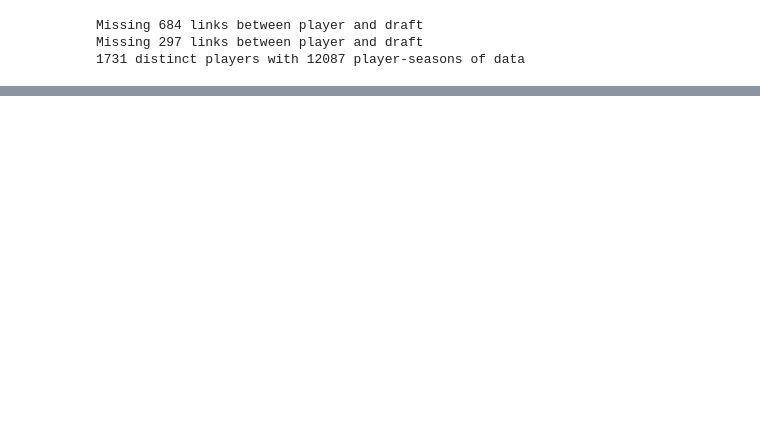
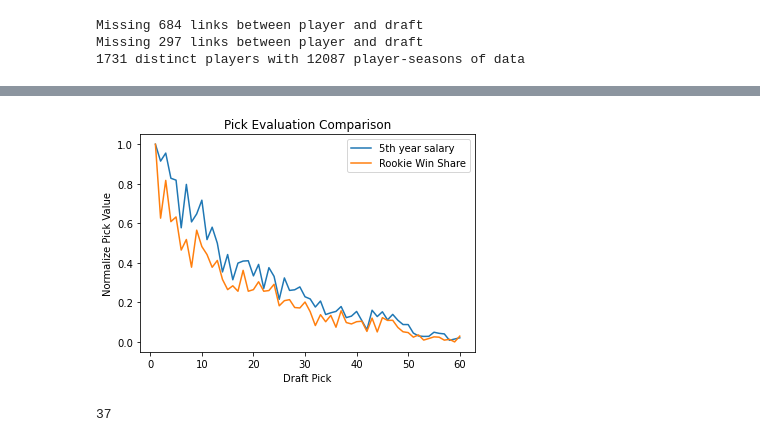
Before and after one commit to kheuton/draft_lab, a Jupyter notebook: Draft Lab.ipynb, the cells around one changed output, grey strips where cells are left out. Saved outputs shown, nothing was run; the diff lists cells and outputs as text; code cells hidden in the pictures; blank space fills up the shorter version.

```diff
--- a/Draft Lab.ipynb
+++ b/Draft Lab.ipynb
@@ -171,0 +105,19 @@ link_df
+# %%
+salary_df = pd.read_csv('salaries_1985to2018.csv')
+# %%
+after_1985 = combined_df[combined_df['year']>=1985]
+merged_salary_df = salary_df.merge(after_1985, how='right', left_on=['player_id', 'season'], right_on=['urlID', 'Season'])
+missing_rows =merged_salary_df[merged_salary_df.salary.isna()]
+print(f'Only missing {len(missing_rows)} rows of salary data from {len(missing_rows.Player.unique())} players')
+merged_salary_df =merged_salary_df[~merged_salary_df.salary.isna()]
+just_fifth_season  = merged_salary_df[(merged_salary_df['year']-merged_salary_df['yearDraft'])==4]
+just_fifth_season.loc[:,'salary_rank'] = just_fifth_season.groupby('year').rank(ascending=True)['salary']
+yearly_max_ranks  = just_fifth_season.groupby('year').max()['salary_rank'].rename('yearly_max_rank')
+just_fifth_season = just_fifth_season.merge(yearly_max_ranks, right_index=True, left_on=['year'])
+
+just_fifth_season.loc[:,'salary_rank_normalized'] = just_fifth_season['salary_rank']/just_fifth_season['yearly_max_rank']
+
+avg_5th_year_salary = just_fifth_season.groupby('numberPickOverall')['salary_rank_normalized'].sum()
+avg_5th_year_salary_norm  =avg_5th_year_salary/avg_5th_year_salary.max()
+
+avg_rookie_ws_norm = avg_rookie_ws/avg_rookie_ws.max()
@@ -171,0 +131,14 @@ link_df
+# %%
+plt.plot(avg_5th_year_salary_norm.index, avg_5th_year_salary_norm.values, label='5th year salary')
+plt.plot(avg_rookie_ws_norm.index, avg_rookie_ws_norm.values, label='Rookie Win Share')
+plt.legend()
+plt.title('Pick Evaluation Comparison')
+plt.ylabel('Normalize Pick Value')
+plt.xlabel('Draft Pick')
+plt.savefig('figure3.png')
+# %% [output]
+[figure, added]
+# %%
+num_drafts
+# %% [output]
+37
```
Also changed, not shown: parts of 20 cells of this notebook, 7 other files.
